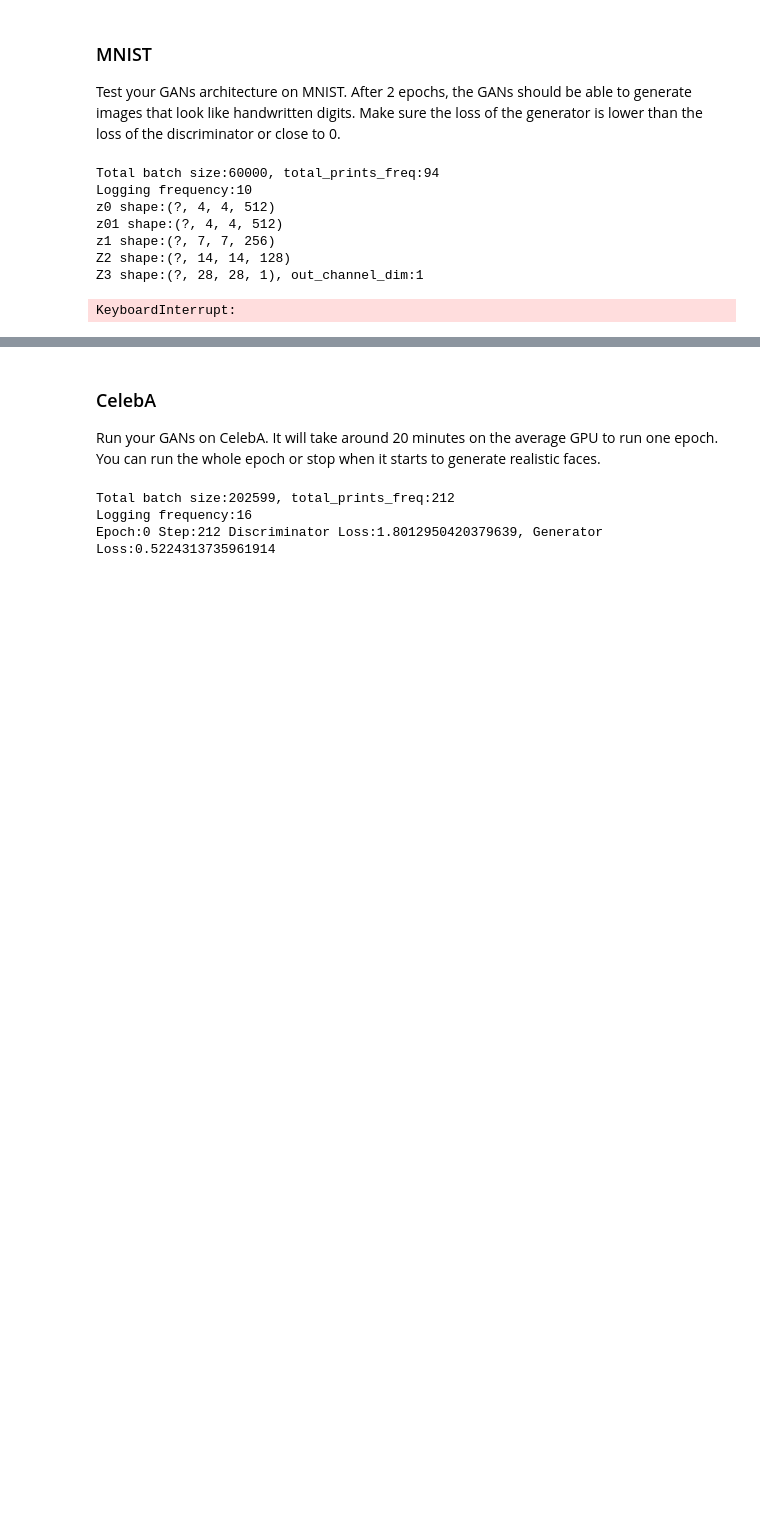
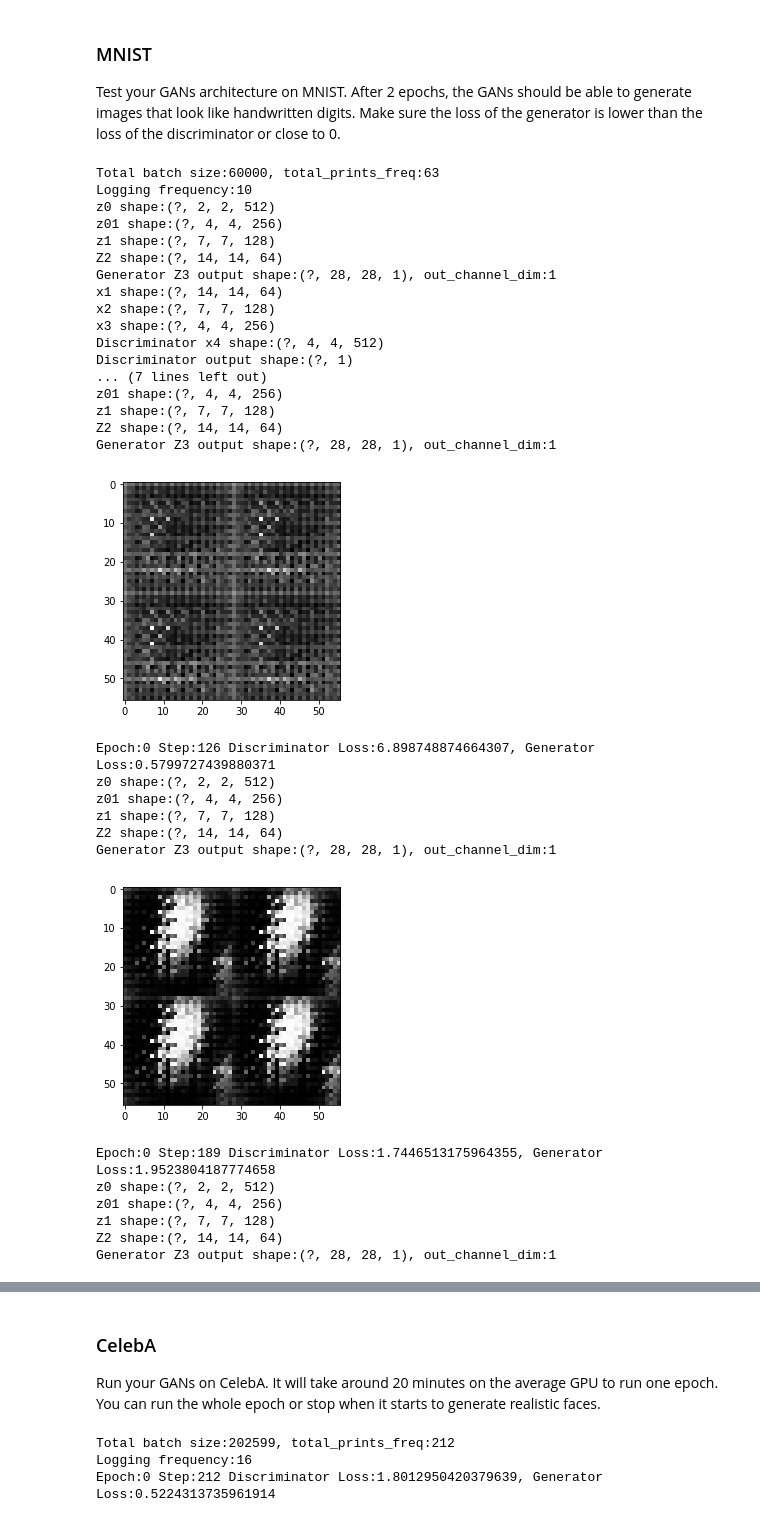
Before and after one commit to fingorn/deep-learning, a Jupyter notebook: face_generation/dlnd_face_generation.ipynb, the cells around one changed output, grey strips where cells are left out. Drawn from its saved outputs; the diff is of its cells as text; code cells hidden in the pictures; blank space fills up the shorter version.

```diff
--- a/face_generation/dlnd_face_generation.ipynb
+++ b/face_generation/dlnd_face_generation.ipynb
@@ -554,26 +546,49 @@ Test your GANs architecture on MNIST.  After 2 epochs, the GANs should be able t
 # %%
 tf.reset_default_graph()
 batch_size =64
 z_dim = 100
-learning_rate = 0.0003
-beta1 = 0.5
+learning_rate = 0.0001
+beta1 = 0.9
 
 
 """
 DON'T MODIFY ANYTHING IN THIS CELL THAT IS BELOW THIS LINE
 """
 epochs = 2
 
 mnist_dataset = helper.Dataset('mnist', glob(os.path.join(data_dir, 'mnist/*.jpg')))
 with tf.Graph().as_default():
     losses = train(epochs, batch_size, z_dim, learning_rate, beta1, mnist_dataset.get_batches,
-          mnist_dataset.shape, mnist_dataset.image_mode,total_prints=20,total_logs=200)
+          mnist_dataset.shape, mnist_dataset.image_mode,total_prints=30,total_logs=200, adam_epsilon=1e-08)
 # %% [output]
-Total batch size:60000, total_prints_freq:94
+Total batch size:60000, total_prints_freq:63
 Logging frequency:10
-z0 shape:(?, 4, 4, 512)
-z01 shape:(?, 4, 4, 512)
-z1 shape:(?, 7, 7, 256)
-Z2 shape:(?, 14, 14, 128)
-Z3 shape:(?, 28, 28, 1), out_channel_dim:1
+z0 shape:(?, 2, 2, 512)
+z01 shape:(?, 4, 4, 256)
+z1 shape:(?, 7, 7, 128)
+Z2 shape:(?, 14, 14, 64)
+Generator Z3 output shape:(?, 28, 28, 1), out_channel_dim:1
+x1 shape:(?, 14, 14, 64)
+x2 shape:(?, 7, 7, 128)
+x3 shape:(?, 4, 4, 256)
+Discriminator x4 shape:(?, 4, 4, 512)
+Discriminator output shape:(?, 1)
+... (7 lines left out)
+z01 shape:(?, 4, 4, 256)
+z1 shape:(?, 7, 7, 128)
+Z2 shape:(?, 14, 14, 64)
+Generator Z3 output shape:(?, 28, 28, 1), out_channel_dim:1
+[figure, added]
-KeyboardInterrupt:
+Epoch:0 Step:126 Discriminator Loss:6.898748874664307, Generator Loss:0.5799727439880371
+z0 shape:(?, 2, 2, 512)
+z01 shape:(?, 4, 4, 256)
+z1 shape:(?, 7, 7, 128)
+Z2 shape:(?, 14, 14, 64)
+Generator Z3 output shape:(?, 28, 28, 1), out_channel_dim:1
+[figure, added]
+Epoch:0 Step:189 Discriminator Loss:1.7446513175964355, Generator Loss:1.9523804187774658
+z0 shape:(?, 2, 2, 512)
+z01 shape:(?, 4, 4, 256)
+z1 shape:(?, 7, 7, 128)
+Z2 shape:(?, 14, 14, 64)
+Generator Z3 output shape:(?, 28, 28, 1), out_channel_dim:1
```
Also changed, not shown: parts of 13 cells of this notebook.
